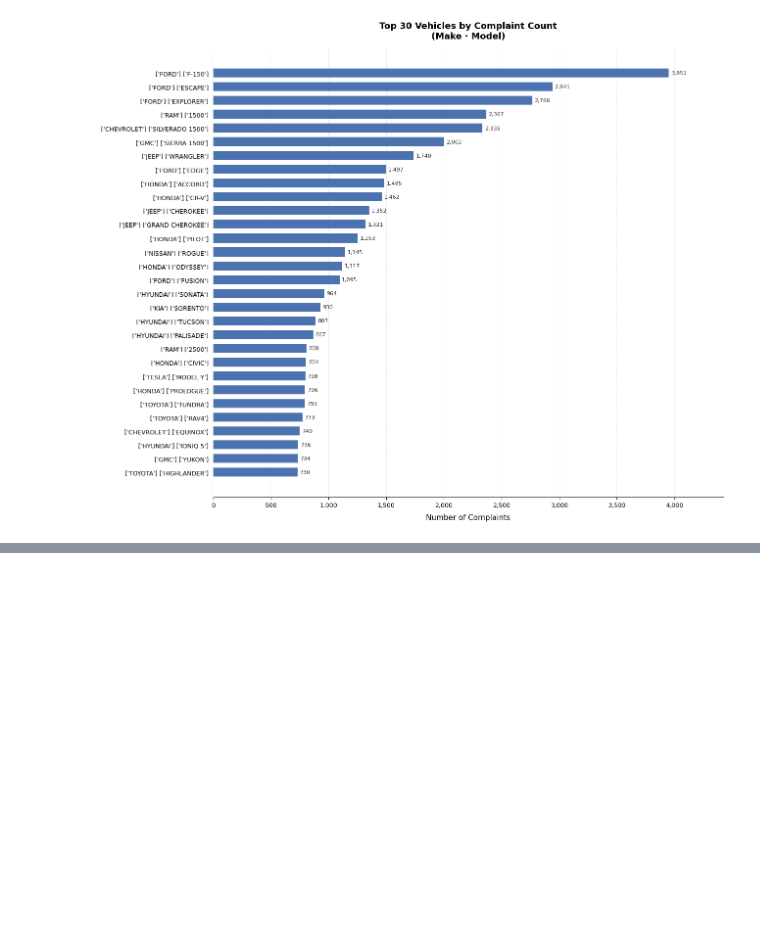
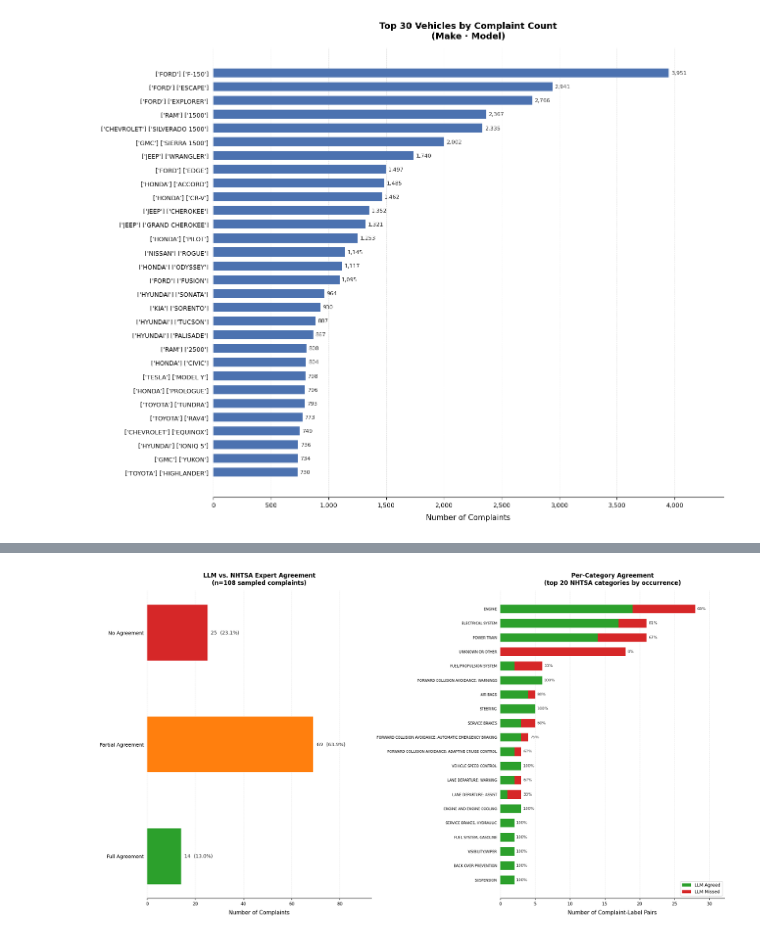
Before and after one commit to mataeo-eh/NLP_Class, a Jupyter notebook: Unit2/NHTSA_Project/Charts.ipynb, the cells around one changed output, grey strips where cells are left out. Drawn from its saved outputs; the diff is of its cells as text; code cells hidden in the pictures; blank space fills up the shorter version.

```diff
--- a/Unit2/NHTSA_Project/Charts.ipynb
+++ b/Unit2/NHTSA_Project/Charts.ipynb
@@ -166,0 +183,12 @@ create_model_year_chart("NHTSA/complaints_cleaned.parquet")
+# %%
+import sys
+sys.path.insert(0, "Project_Tools")
+
+from Create_Charts import compare_LLM_to_NHTSA
+
+compare_LLM_to_NHTSA(
+    csv_path="Outputs/Specific_Subsystem_Prompt.csv",
+    parquet_path="NHTSA/complaints_cleaned.parquet",
+)
+# %% [output]
+[figure, added]
```
Also changed, not shown: parts of 1 cell of this notebook, 6 other files.
